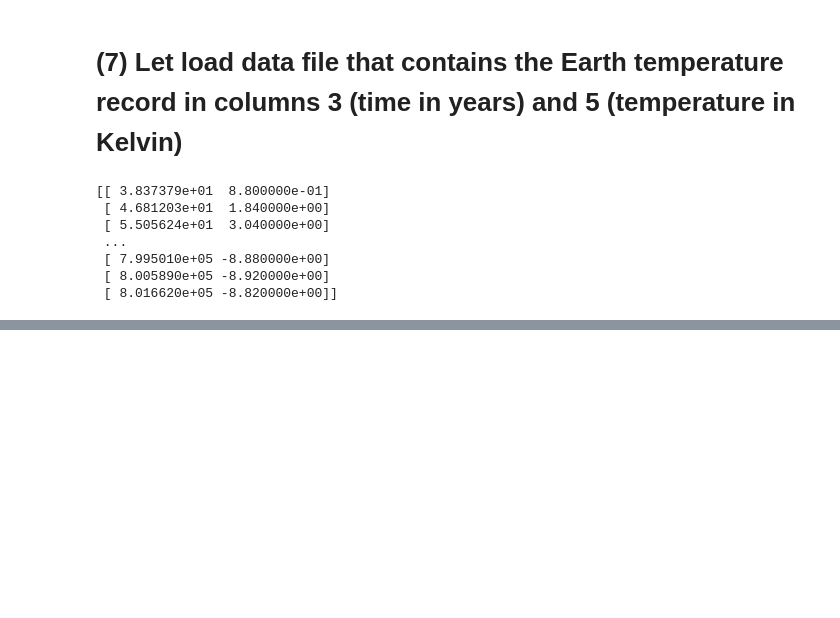
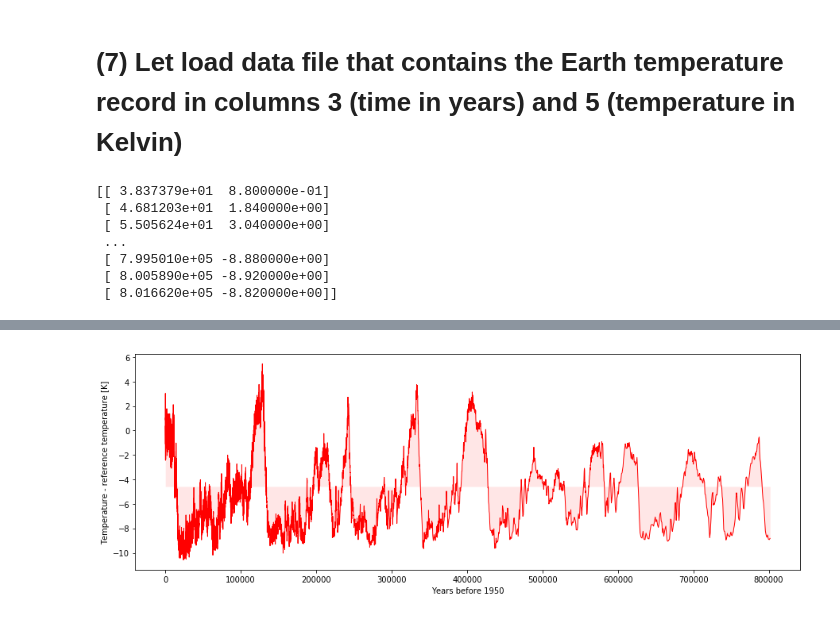
Before and after one commit to ceeliketheletter/EPS109, a Jupyter notebook: EPS 109_8-22_In-Class.ipynb, the cells around one changed output, grey strips where cells are left out. Cells and saved outputs as stored; diff of their text form; code cells hidden in the pictures; blank space fills up the shorter version.

```diff
--- a/EPS 109_8-22_In-Class.ipynb
+++ b/EPS 109_8-22_In-Class.ipynb
@@ -264,0 +285,9 @@ print(data)
+# %%
+plt.rcParams['figure.figsize'] = [15, 5]
+plt.plot(data[:,0],data[:,1],'r-',linewidth=1,markersize=0,mec='r',mew=2, mfc='pink',label="sin(x)");
+plt.fill_between(data[:,0],data[:,1],average,color=(1.0,0.90,0.90),lw=0)
+plt.xlabel('Years before 1950')
+plt.ylabel(r'Temperature - reference temperature [K]')
+plt.show()
+# %% [output]
+[figure, added]
```
Also changed, not shown: parts of 3 cells of this notebook, 3 other files.
